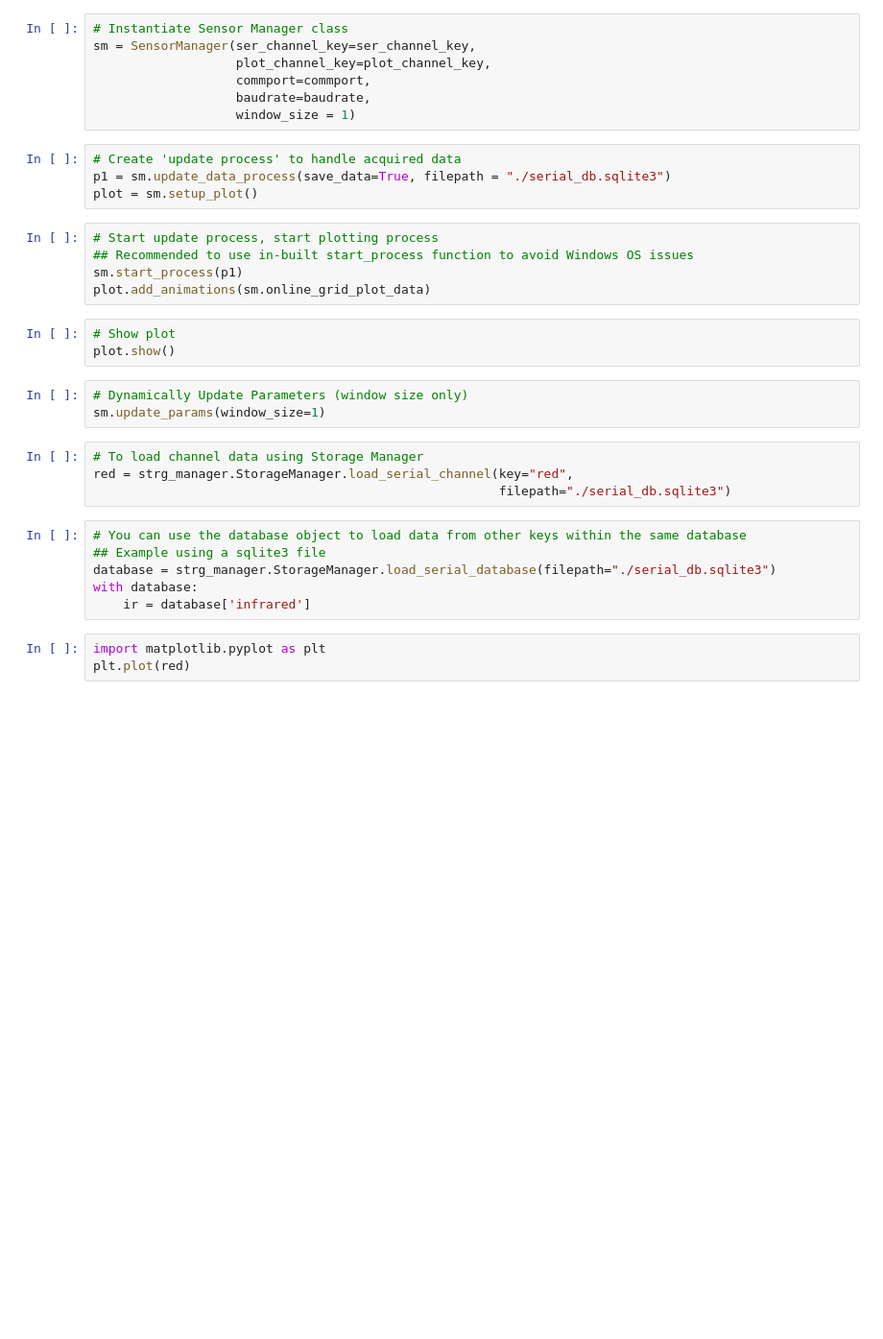
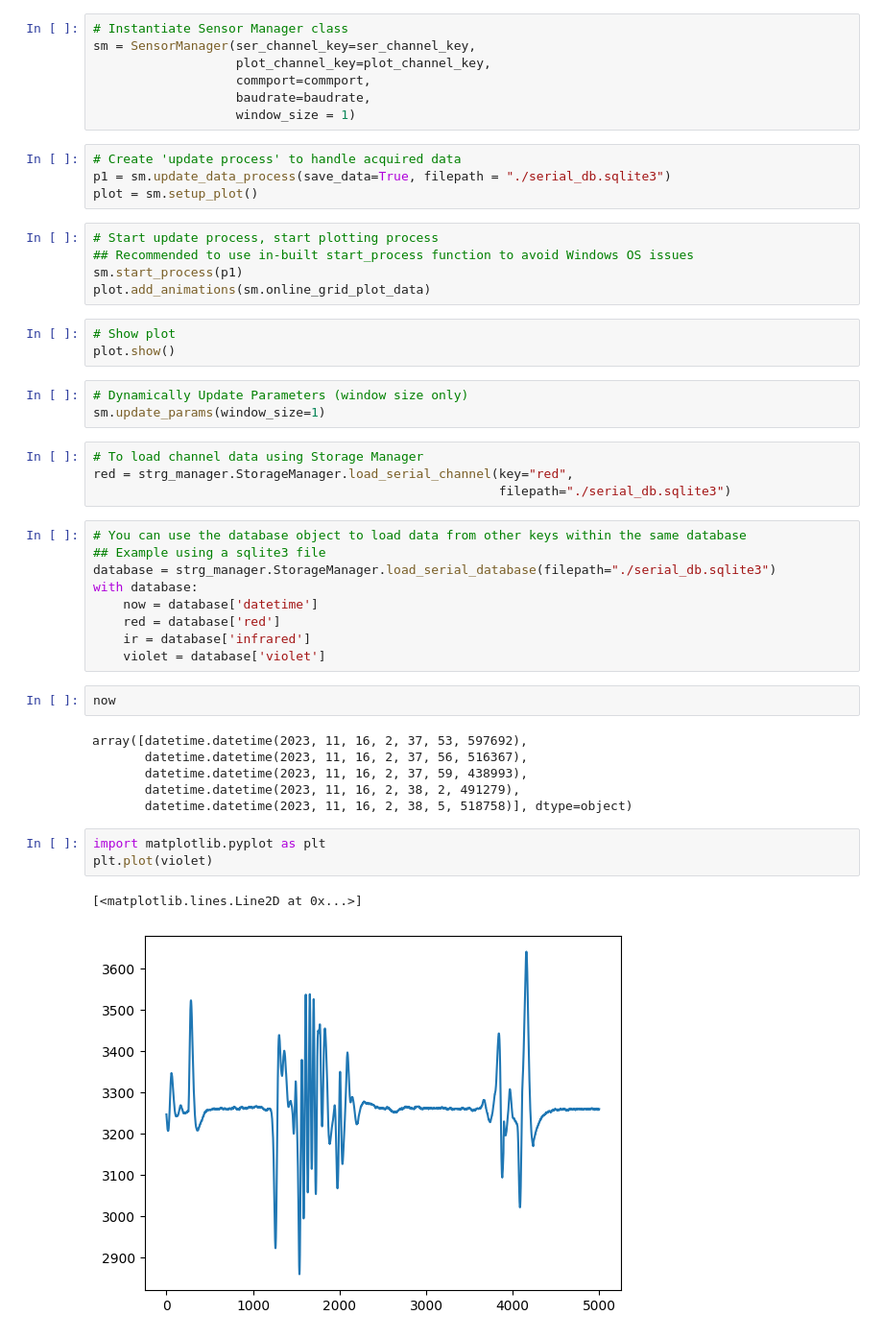
Before and after one commit to BailabUNC/sensor_core, a Jupyter notebook: examples/sensor_manager_plotting.ipynb, the cells around one changed output. Shown: that part at 96% size. Drawn from its saved outputs; the diff is of its cells as text; blank space fills up the shorter version.

```diff
--- a/examples/sensor_manager_plotting.ipynb
+++ b/examples/sensor_manager_plotting.ipynb
@@ -43,7 +45,21 @@ red = strg_manager.StorageManager.load_serial_channel(key="red",
 ## Example using a sqlite3 file
 database = strg_manager.StorageManager.load_serial_database(filepath="./serial_db.sqlite3")
 with database:
+    now = database['datetime']
+    red = database['red']
     ir = database['infrared']
+    violet = database['violet']
 # %%
-import matplotlib.pyplot as plt
-plt.plot(red)
+now
+# %% [output]
+array([datetime.datetime(2023, 11, 16, 2, 37, 53, 597692),
+       datetime.datetime(2023, 11, 16, 2, 37, 56, 516367),
+       datetime.datetime(2023, 11, 16, 2, 37, 59, 438993),
+       datetime.datetime(2023, 11, 16, 2, 38, 2, 491279),
+       datetime.datetime(2023, 11, 16, 2, 38, 5, 518758)], dtype=object)
+# %%
+import matplotlib.pyplot as plt
+plt.plot(violet)
+# %% [output]
+[<matplotlib.lines.Line2D at 0x...>]
+[figure, added]
```
Also changed, not shown: parts of 1 cell of this notebook, 2 other files.
